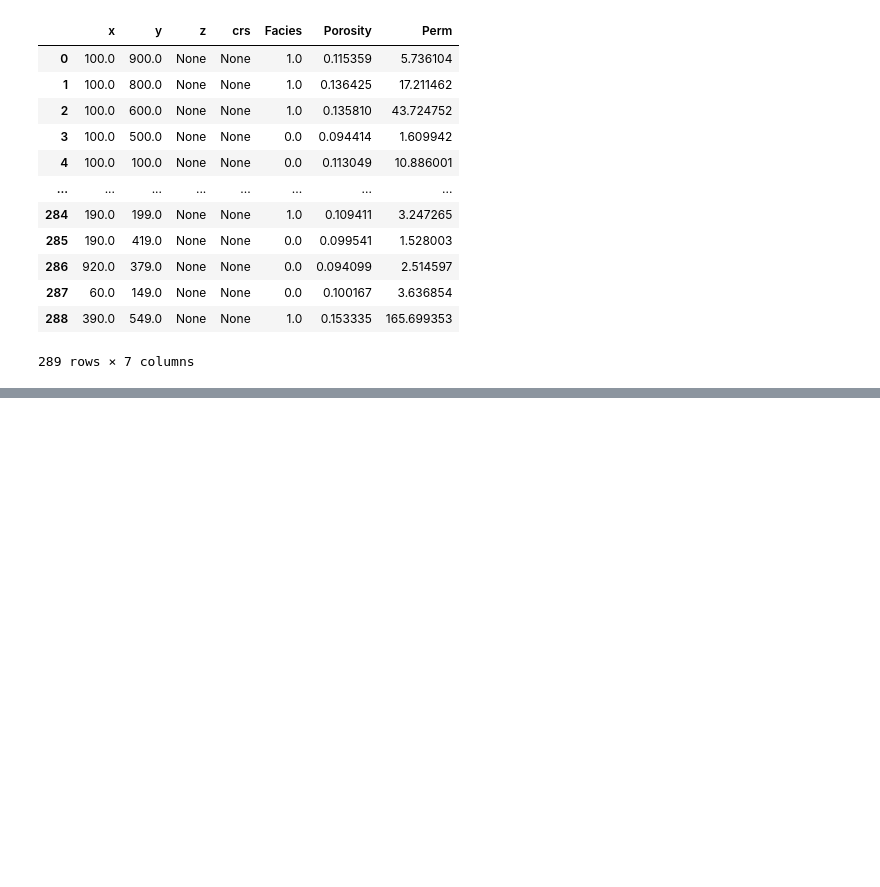
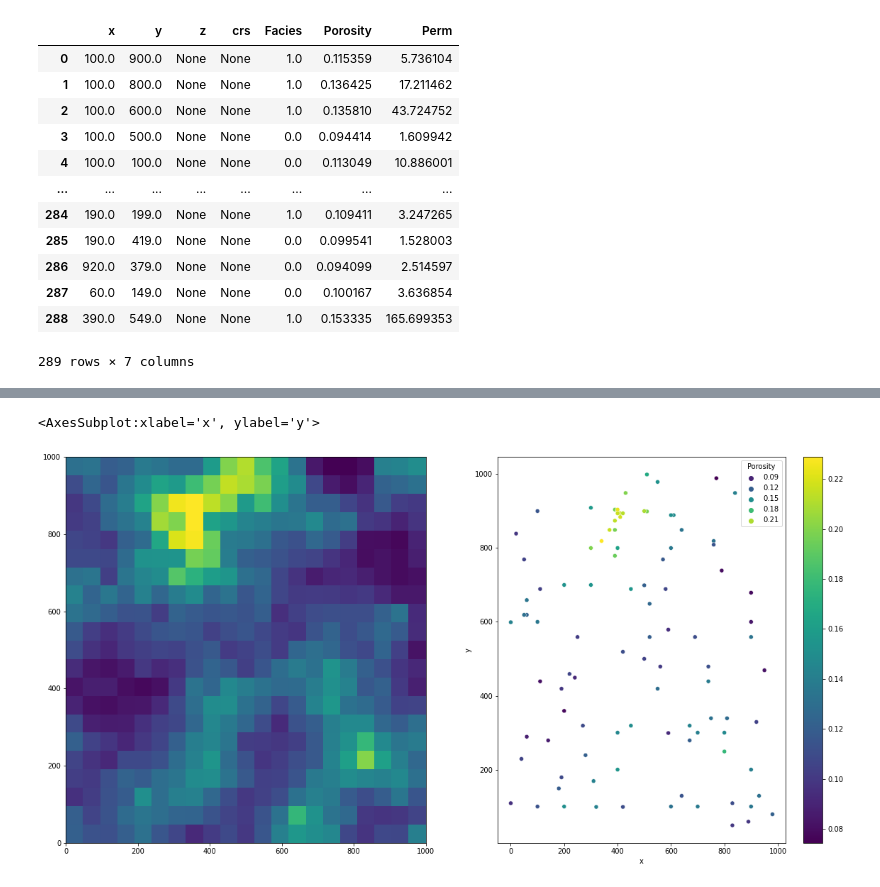
Before and after one commit to scuervo91/volumetricspy, a Jupyter notebook: docs/examples/3-Points/sgs.ipynb, the cells around one changed output, grey strips where cells are left out. Saved outputs shown, nothing was run; the diff lists cells and outputs as text; code cells hidden in the pictures; blank space fills up the shorter version.

```diff
--- a/docs/examples/3-Points/sgs.ipynb
+++ b/docs/examples/3-Points/sgs.ipynb
@@ -57,13 +62,13 @@ dcp2.df().describe()
 # %%
-xn = np.linspace(0,1000,50)
-yn = np.linspace(0,1000,50)
+xn = np.linspace(0,1000,22)
+yn = np.linspace(0,1000,22)
 
 xx, yy = np.meshgrid(xn, yn)
 
 dfun = pd.DataFrame({"x":xx.flatten(order='F'),"y":yy.flatten(order='F')})
 cp2 = CloudPoints().from_df(dfun, x='x',y='y')
 # %%
-wm = s.sgs(dcp2,cp2,v='pnorm')
+wm = s.sgs(known,cp2,v='pnorm')
 
 df_un = wm.df()
 df_un['porosity'] = sc.inverse(df_un['pnorm'])
@@ -86,7 +109,10 @@ wm.df()
 # %%
 fig, ax = plt.subplots(1,2,figsize=(20,10))
 wm.plot_mesh('porosity',ax=ax[0])
-dcp2.plot(ax=ax[1], hue='Porosity', palette='viridis')
+known.plot(ax=ax[1], hue='Porosity', palette='viridis')
+# %% [output]
+<AxesSubplot:xlabel='x', ylabel='y'>
+[figure, added]
 # %%
 data=wm.df()
 data.describe()
```
Also changed, not shown: parts of 12 cells of this notebook, 2 other files.
